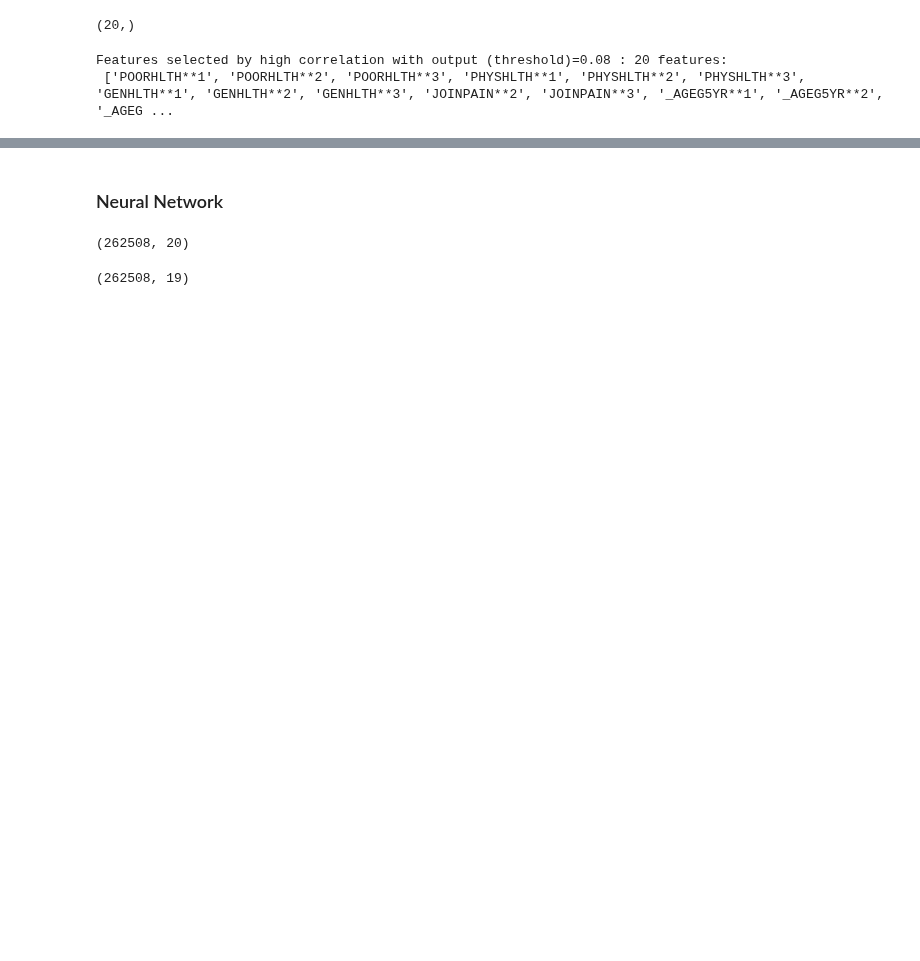
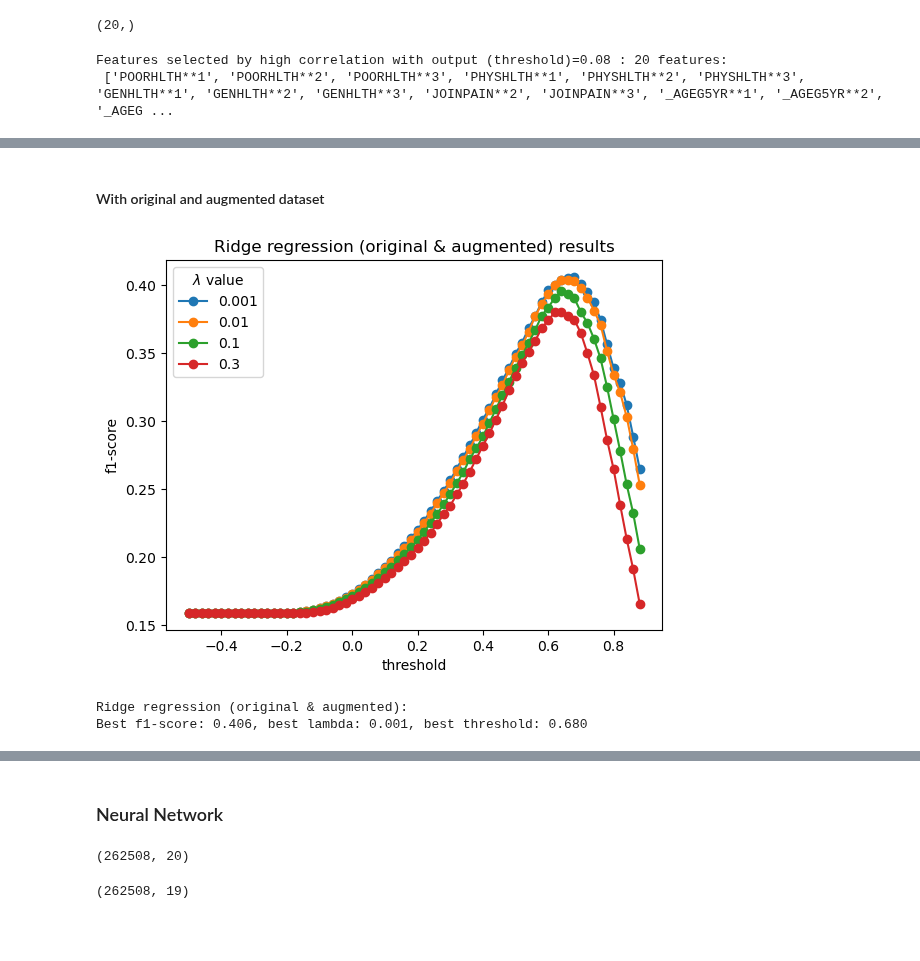
Before and after one commit to epfml/ml-project-1-whai, a Jupyter notebook: run_ipynb.ipynb, the cells around one changed output, grey strips where cells are left out. Drawn from its saved outputs; the diff is of its cells as text; code cells hidden in the pictures; blank space fills up the shorter version.

```diff
--- a/run_ipynb.ipynb
+++ b/run_ipynb.ipynb
@@ -232,0 +141,14 @@ plt.show()
+# %%
+def augment_data_with_positive_samples(X, y, ratio):
+    required_ones = int(0.5 * len(y))
+    existing_ones_indices = np.where(y == 1)[0]
+    zeros_indices = np.where(y == 0)[0]
+    np.random.seed(69)
+    ones_indices = np.random.choice(existing_ones_indices, required_ones - len(existing_ones_indices), replace=True)
+    zeros_indices=np.random.choice(zeros_indices,len(y)-required_ones,replace=False)
+    result_indices = np.concatenate([existing_ones_indices, ones_indices,zeros_indices])
+
+    X_train_corr_aug=X[result_indices].copy()
+    y_train_clean_aug=y[result_indices].copy()
+
+    return X_train_corr_aug, y_train_clean_aug
@@ -232,0 +187,31 @@ plt.show()
+# %% [markdown]
+#### With original and augmented dataset
+# %%
+X_train_aug,y_train_clean_aug=augment_data_with_positive_samples(X_train,y_tr_clean,ratio=0.5)
+
+thr_l=np.arange(-0.5,0.9,0.02)
+best_score = 0
+best_lambda = 0
+best_threshold = 0
+
+for lambda_ in [0.001,0.01,0.1,0.3]:
+    w_opt, loss =ridge_regression(y_train_clean_aug,X_train_aug,lambda_=lambda_)
+    f1_scores=[compute_scores_linear_model(X_validation,w_opt,y_val_clean,threshold=t,apply_sigmoid=False)[2] for t in thr_l]
+    cur_best_score = np.nanmax(f1_scores)
+    if cur_best_score > best_score:
+        best_score = cur_best_score
+        best_lambda = lambda_
+        best_threshold = thr_l[np.nanargmax(f1_scores)]
+    plt.plot(thr_l,f1_scores,marker='o',label=str(lambda_))
+    plt.xlabel("threshold")
+    plt.ylabel("f1-score")
+plt.legend(title="$\\lambda$ value",loc='upper left')
+plt.title("Ridge regression (original & augmented) results")
+plt.savefig("plots/ridge_regression_original_aug.png")
+plt.show()
+
+print(f'Ridge regression (original & augmented):\nBest f1-score: {best_score:.3f}, best lambda: {best_lambda}, best threshold: {best_threshold:.3f}')
+# %% [output]
+[figure, added]
+Ridge regression (original & augmented):
+Best f1-score: 0.406, best lambda: 0.001, best threshold: 0.680
```
Also changed, not shown: parts of 47 cells of this notebook.
